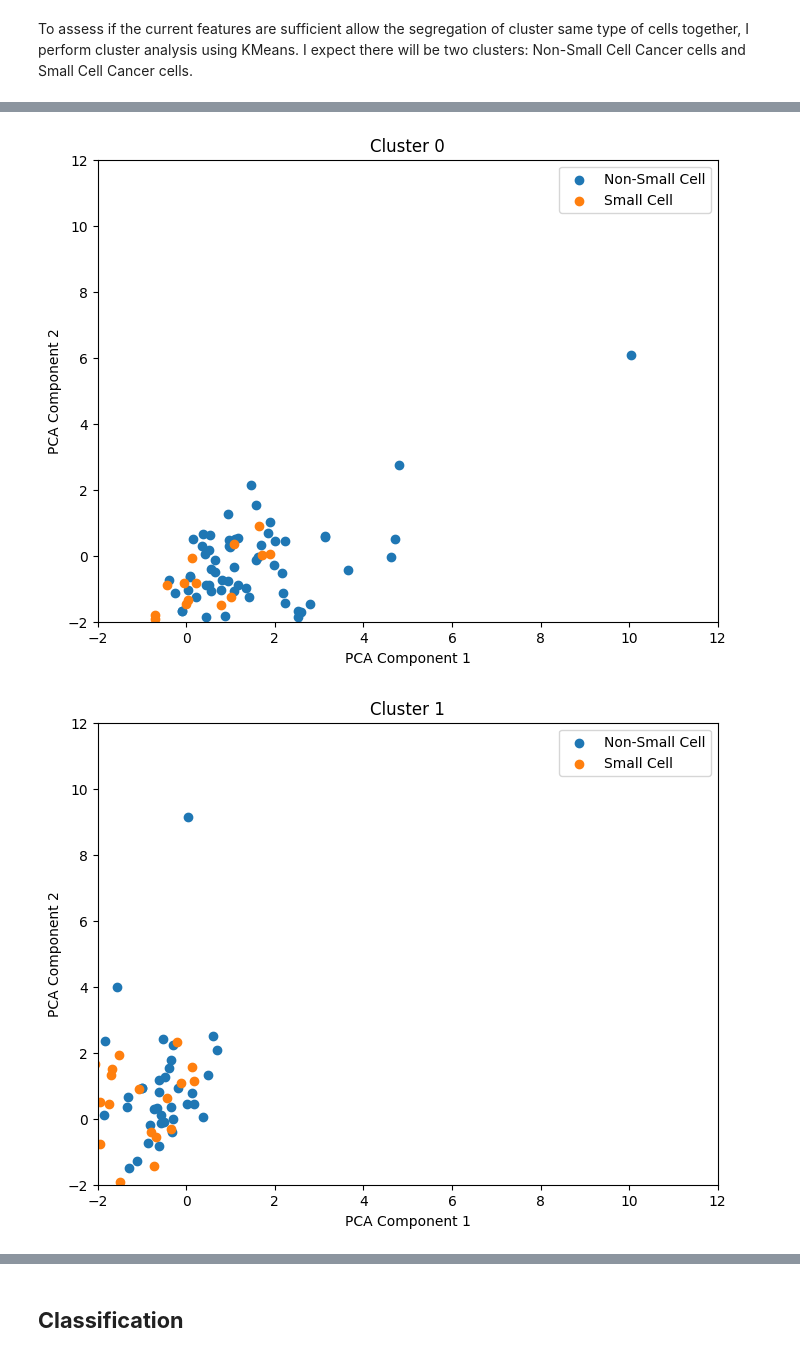
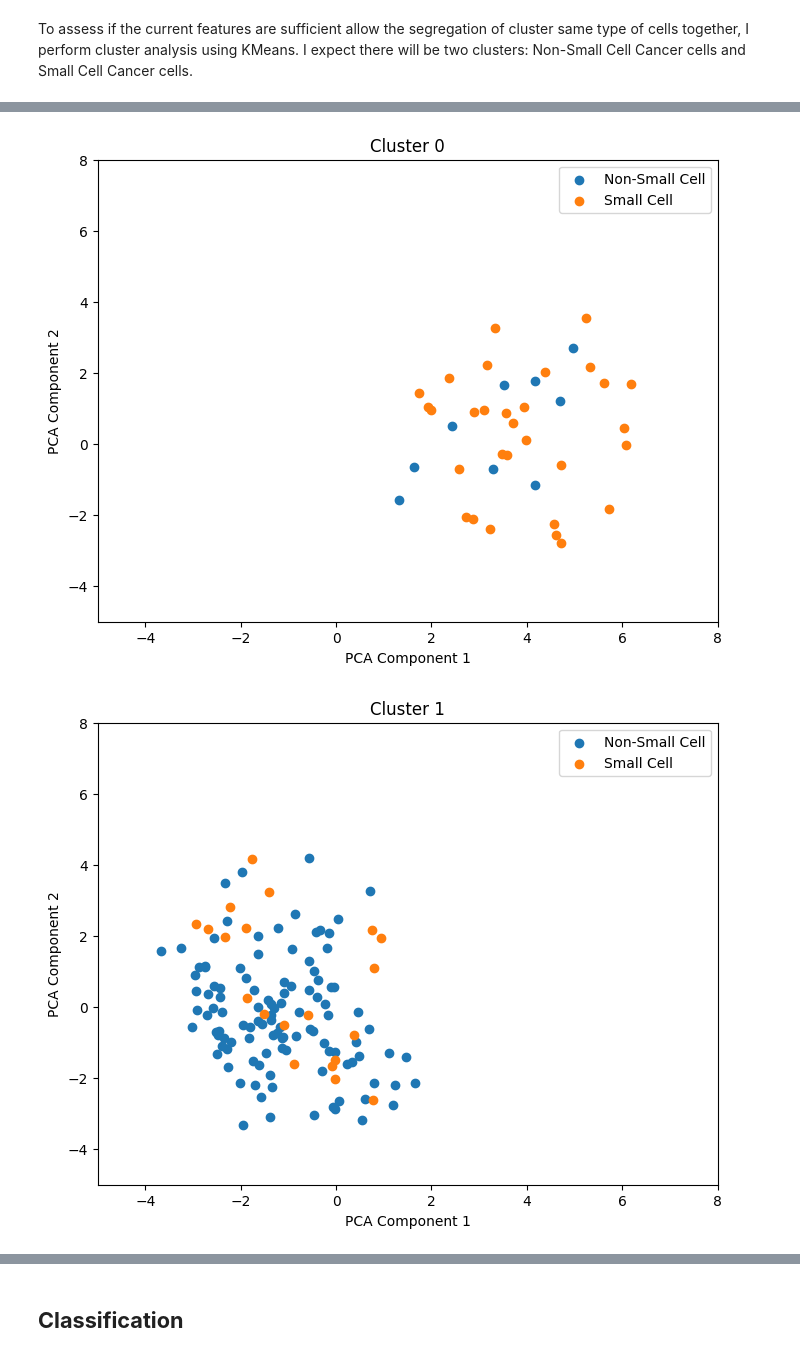
Before and after one commit to gc2321/3235-Machine-Learning, a Jupyter notebook: lung/lung_metabolite.ipynb, the cells around one changed output, grey strips where cells are left out. Cells and saved outputs as stored; diff of their text form; code cells hidden in the pictures.

```diff
--- a/lung/lung_metabolite.ipynb
+++ b/lung/lung_metabolite.ipynb
@@ -30,6 +30,6 @@ Drive already mounted at /content/gdrive; to attempt to forcibly remount, call d
 # %%
 import fileinput
-filePath ="/content/gdrive/MyDrive/lung/lung_chromatin.csv"
+filePath ="/content/gdrive/MyDrive/lung/lung_metabolite.csv"
 # %%
 import pandas as pd
 data = pd.read_csv(filePath)
@@ -106,2 +82,0 @@ H3K79me2,   % missing val: 1.25%
-# %%
-data.drop(columns=['H3K18ac0K23ub1', 'H3K56me1'], inplace=True)
@@ -131,5 +82,0 @@ H3K79me2,   % missing val: 1.25%
-# %%
-# fill in missing val with the average of each column
-for column in data.columns:
-  if data[column].isnull().any():
-    data[column] = data[column].fillna(np.nanmean(data[column]))
@@ -254,27 +181,27 @@ plt.show()
 # %%
-x_range = (-2, 12)
-y_range = (-2, 12)
+x_range = (-5, 8)
+y_range = (-5, 8)
 
 unique_labels = np.unique(kmeans.labels_)
 
 for label in unique_labels:
     plt.figure(figsize=(8, 6))
     plt.xlim(x_range)
     plt.ylim(y_range)
     plt.xlabel('PCA Component 1')
     plt.ylabel('PCA Component 2')
     plt.title(f'Cluster {label}')
 
     indices = np.where(kmeans.labels_ == label)
 
     for class_label in np.unique(data['lineage']):
         class_indices = np.where(data['lineage'].values[indices] == class_label)
         plt.scatter(X_pca[indices][class_indices, 0], X_pca[indices][class_indices, 1], label=f'{class_label}')
         print()
 
     plt.legend()
     plt.show()
 # %% [output]
-[figure, old version]
+[figure, new version]
-[figure, old version]
+[figure, new version]
 # %% [markdown]
```
Also changed, not shown: parts of 17 cells of this notebook.
